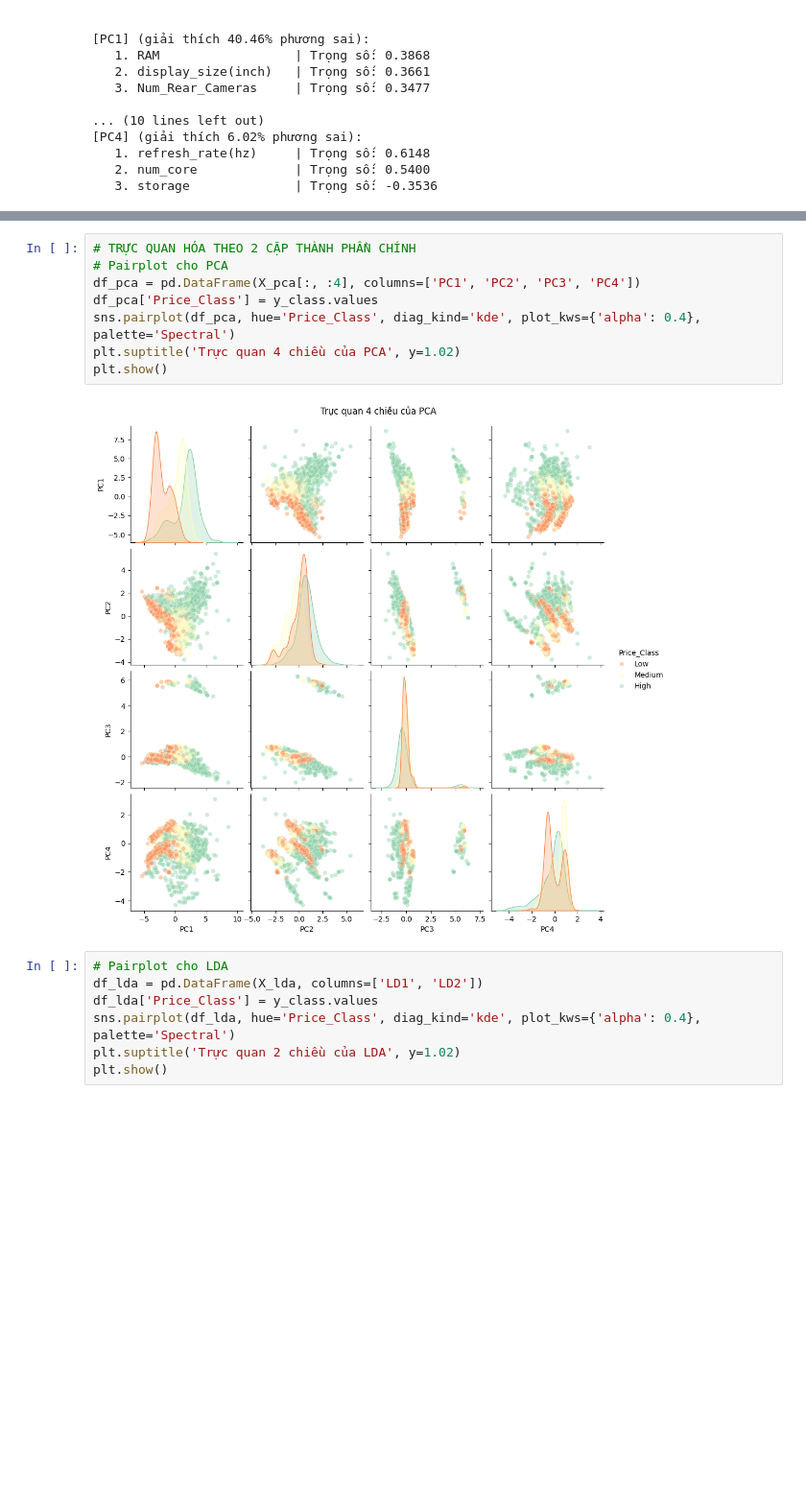
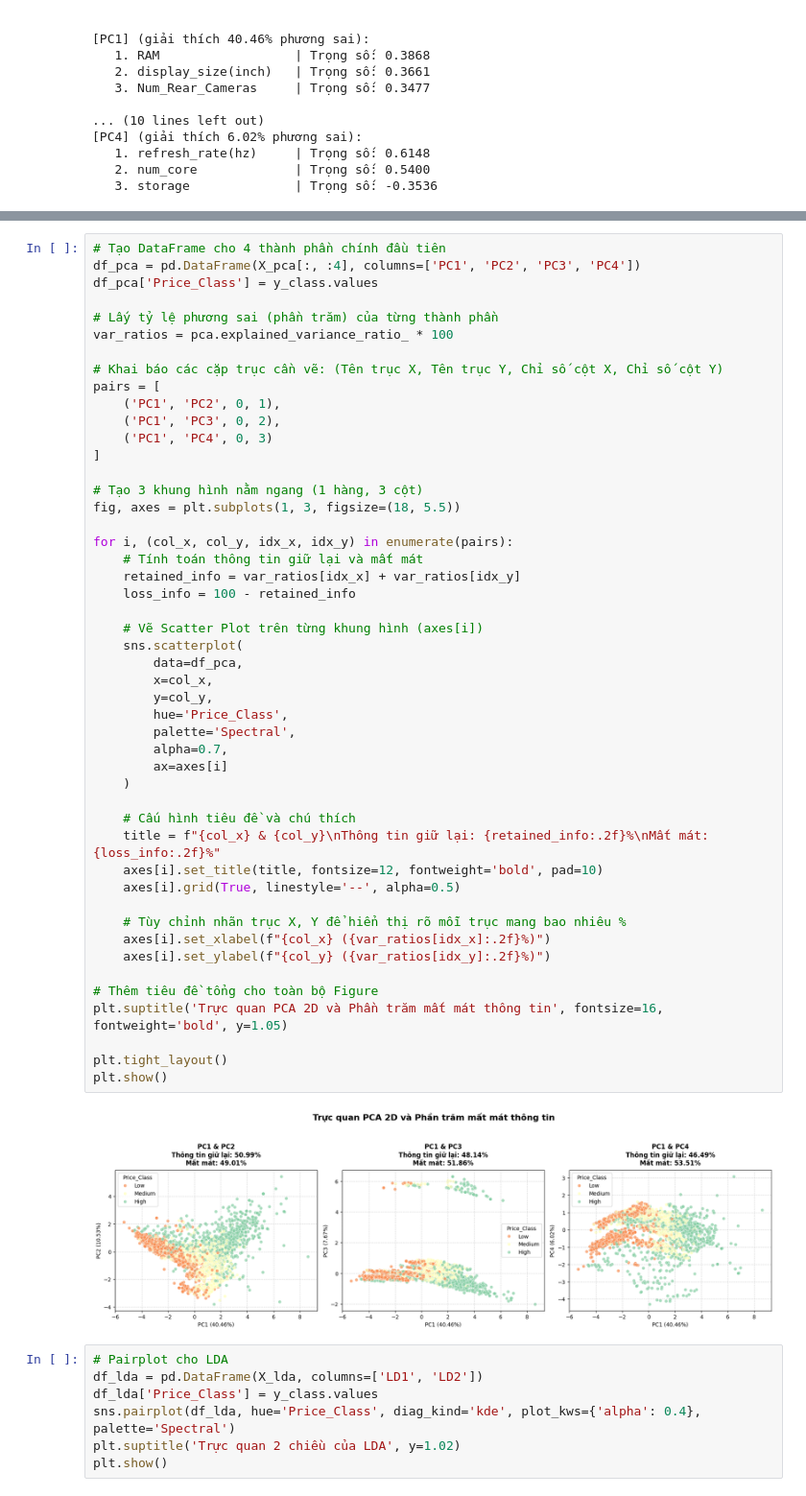
Before and after one commit to grst0610/Machine-learning, a Jupyter notebook: project.ipynb, the cells around one changed output, grey strips where cells are left out. Shown at 96% size. Cells and saved outputs as stored; diff of their text form; blank space fills up the shorter version.

```diff
--- a/project.ipynb
+++ b/project.ipynb
@@ -414,14 +414,54 @@ print(f"Số chiều chính xác cần để đạt >= 95% phương sai là: {n_
 Số chiều chính xác cần để đạt >= 95% phương sai là: 23
 # %%
-# TRỰC QUAN HÓA THEO 2 CẶP THÀNH PHẦN CHÍNH
-# Pairplot cho PCA
+# Tạo DataFrame cho 4 thành phần chính đầu tiên
 df_pca = pd.DataFrame(X_pca[:, :4], columns=['PC1', 'PC2', 'PC3', 'PC4'])
 df_pca['Price_Class'] = y_class.values
-sns.pairplot(df_pca, hue='Price_Class', diag_kind='kde', plot_kws={'alpha': 0.4}, palette='Spectral')
-plt.suptitle('Trực quan 4 chiều của PCA', y=1.02)
+
+# Lấy tỷ lệ phương sai (phần trăm) của từng thành phần
+var_ratios = pca.explained_variance_ratio_ * 100
+
+# Khai báo các cặp trục cần vẽ: (Tên trục X, Tên trục Y, Chỉ số cột X, Chỉ số cột Y)
+pairs = [
+    ('PC1', 'PC2', 0, 1),
+    ('PC1', 'PC3', 0, 2),
+    ('PC1', 'PC4', 0, 3)
+]
+
+# Tạo 3 khung hình nằm ngang (1 hàng, 3 cột)
+fig, axes = plt.subplots(1, 3, figsize=(18, 5.5))
+
+for i, (col_x, col_y, idx_x, idx_y) in enumerate(pairs):
+    # Tính toán thông tin giữ lại và mất mát
+    retained_info = var_ratios[idx_x] + var_ratios[idx_y]
+    loss_info = 100 - retained_info
+
+    # Vẽ Scatter Plot trên từng khung hình (axes[i])
+    sns.scatterplot(
+        data=df_pca,
+        x=col_x,
+        y=col_y,
+        hue='Price_Class',
+        palette='Spectral',
+        alpha=0.7,
+        ax=axes[i]
+    )
+
+    # Cấu hình tiêu đề và chú thích
+    title = f"{col_x} & {col_y}\nThông tin giữ lại: {retained_info:.2f}%\nMất mát: {loss_info:.2f}%"
+    axes[i].set_title(title, fontsize=12, fontweight='bold', pad=10)
+    axes[i].grid(True, linestyle='--', alpha=0.5)
+
+    # Tùy chỉnh nhãn trục X, Y để hiển thị rõ mỗi trục mang bao nhiêu %
+    axes[i].set_xlabel(f"{col_x} ({var_ratios[idx_x]:.2f}%)")
+    axes[i].set_ylabel(f"{col_y} ({var_ratios[idx_y]:.2f}%)")
+
+# Thêm tiêu đề tổng cho toàn bộ Figure
+plt.suptitle('Trực quan PCA 2D và Phần trăm mất mát thông tin', fontsize=16, fontweight='bold', y=1.05)
+
+plt.tight_layout()
 plt.show()
 # %% [output]
-[figure, old version]
+[figure, new version]
 # %%
 # Pairplot cho LDA
 df_lda = pd.DataFrame(X_lda, columns=['LD1', 'LD2'])
```
Also changed, not shown: parts of 1 cell of this notebook.
